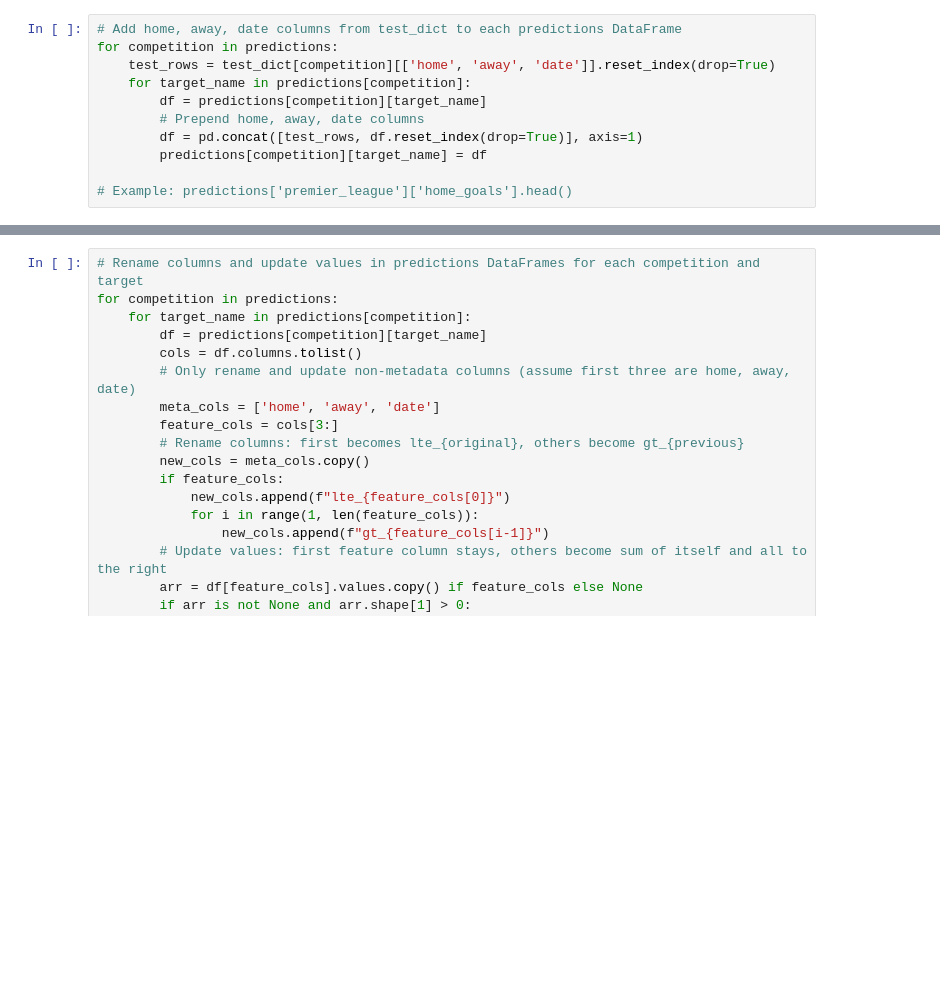
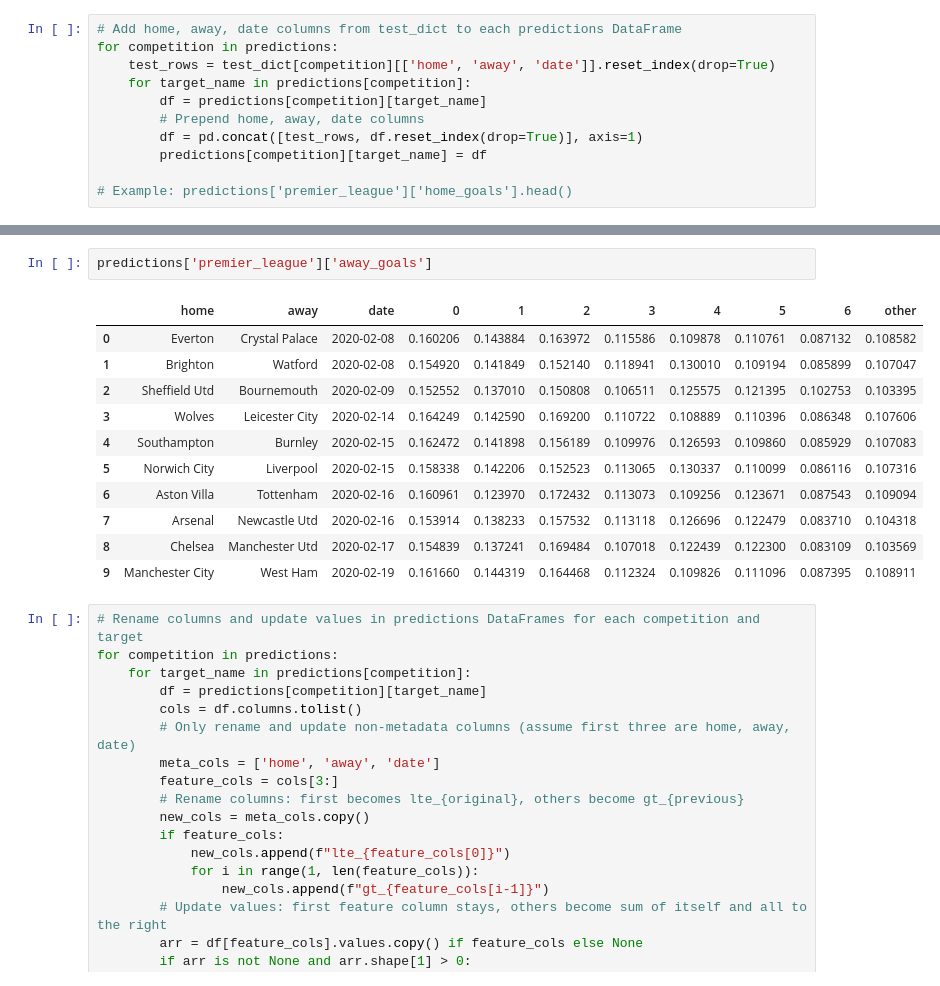
Before and after one commit to 1111111huang/betbot, a Jupyter notebook: run/batch_update/inference.ipynb, the cells around one changed output, grey strips where cells are left out. Cells and saved outputs as stored; diff of their text form; blank space fills up the shorter version.

```diff
--- a/run/batch_update/inference.ipynb
+++ b/run/batch_update/inference.ipynb
@@ -156,3 +138,17 @@ for competition in predictions:
+# %%
+predictions['premier_league']['away_goals']
+# %% [output]
+|  | home | away | date | 0 | 1 | 2 | 3 | 4 | 5 | 6 | other |
+| 0 | Everton | Crystal Palace | 2020-02-08 | 0.160206 | 0.143884 | 0.163972 | 0.115586 | 0.109878 | 0.110761 | 0.087132 | 0.108582 |
+| 1 | Brighton | Watford | 2020-02-08 | 0.154920 | 0.141849 | 0.152140 | 0.118941 | 0.130010 | 0.109194 | 0.085899 | 0.107047 |
+| 2 | Sheffield Utd | Bournemouth | 2020-02-09 | 0.152552 | 0.137010 | 0.150808 | 0.106511 | 0.125575 | 0.121395 | 0.102753 | 0.103395 |
+| 3 | Wolves | Leicester City | 2020-02-14 | 0.164249 | 0.142590 | 0.169200 | 0.110722 | 0.108889 | 0.110396 | 0.086348 | 0.107606 |
+| 4 | Southampton | Burnley | 2020-02-15 | 0.162472 | 0.141898 | 0.156189 | 0.109976 | 0.126593 | 0.109860 | 0.085929 | 0.107083 |
+| 5 | Norwich City | Liverpool | 2020-02-15 | 0.158338 | 0.142206 | 0.152523 | 0.113065 | 0.130337 | 0.110099 | 0.086116 | 0.107316 |
+| 6 | Aston Villa | Tottenham | 2020-02-16 | 0.160961 | 0.123970 | 0.172432 | 0.113073 | 0.109256 | 0.123671 | 0.087543 | 0.109094 |
+| 7 | Arsenal | Newcastle Utd | 2020-02-16 | 0.153914 | 0.138233 | 0.157532 | 0.113118 | 0.126696 | 0.122479 | 0.083710 | 0.104318 |
+| 8 | Chelsea | Manchester Utd | 2020-02-17 | 0.154839 | 0.137241 | 0.169484 | 0.107018 | 0.122439 | 0.122300 | 0.083109 | 0.103569 |
+| 9 | Manchester City | West Ham | 2020-02-19 | 0.161660 | 0.144319 | 0.164468 | 0.112324 | 0.109826 | 0.111096 | 0.087395 | 0.108911 |
 # %%
 # Rename columns and update values in predictions DataFrames for each competition and target
 for competition in predictions:
```
Also changed, not shown: parts of 9 cells of this notebook, 8 other files.
